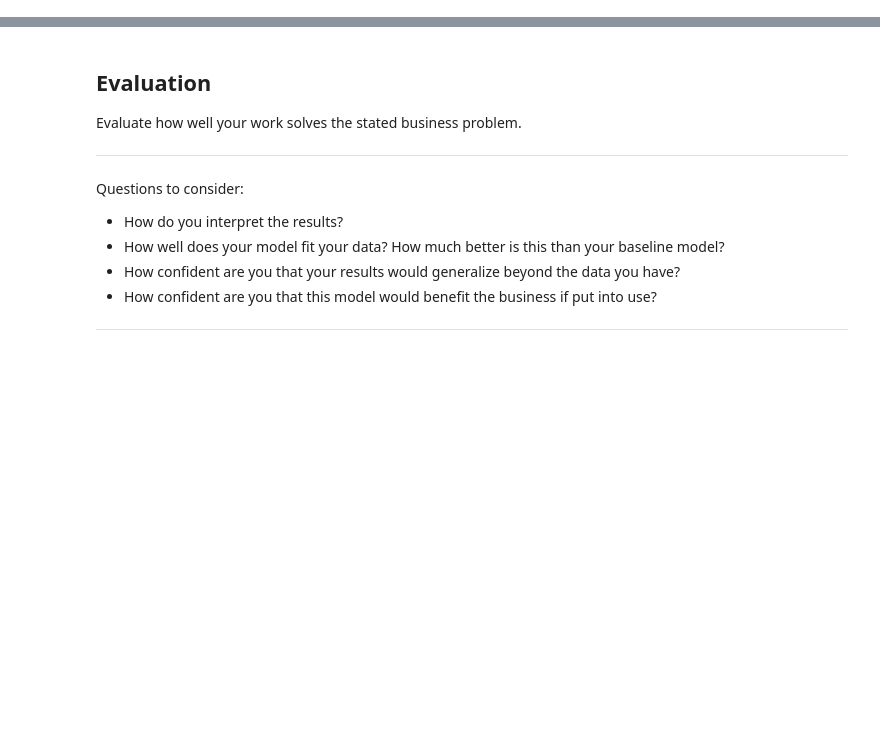
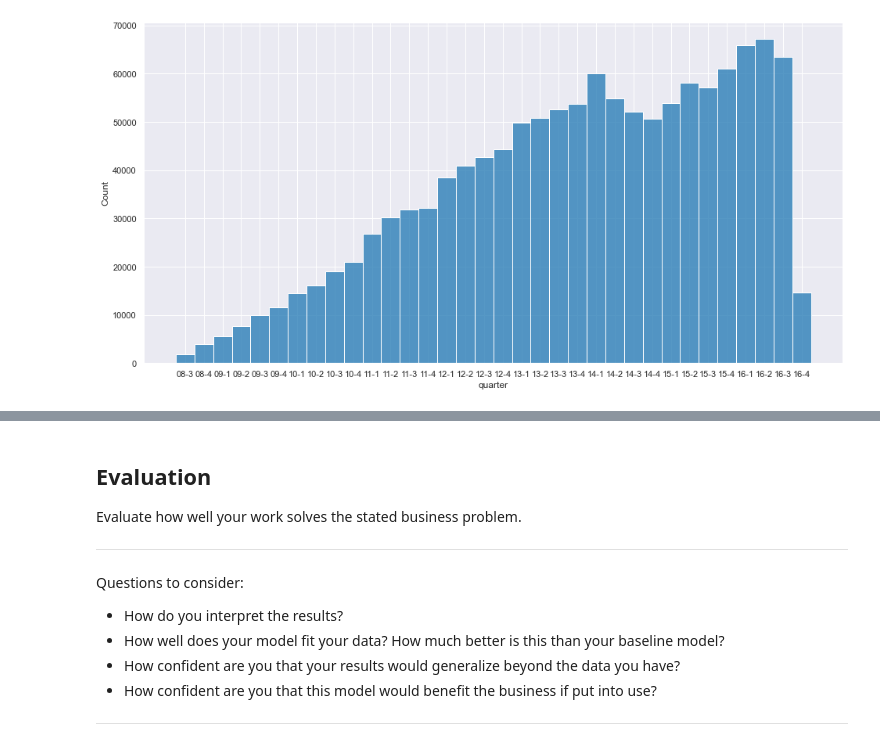
Before and after one commit to willcd/module5-project, a Jupyter notebook: phase5-project.ipynb, the cells around one changed output, grey strips where cells are left out. Drawn from its saved outputs; the diff is of its cells as text; code cells hidden in the pictures; blank space fills up the shorter version.

```diff
--- a/phase5-project.ipynb
+++ b/phase5-project.ipynb
@@ -105,0 +226,16 @@ Questions to consider:
+# %%
+def plot_quarterly_posts():
+    df = pd.read_csv('./data/QA_all/Questions.csv', encoding='latin1')
+    df['time'] = pd.to_datetime(df['CreationDate'], infer_datetime_format=True)
+    df['quarter'] = [x.quarter for x in df['time']]
+    df['year'] = [x.year for x in df['time']]
+    df['quarter'] = df['year'].apply(str).apply(lambda x: x[-2:]) + '-' + df['quarter'].apply(str)
+
+    fig, ax = plt.subplots(figsize=(16,8))
+    sns.histplot(df['quarter'], discrete=True)
+    plt.show()
+    del df
+# %%
+plot_quarterly_posts()
+# %% [output]
+[figure, added]
```
Also changed, not shown: parts of 66 cells of this notebook, 21 other files.
